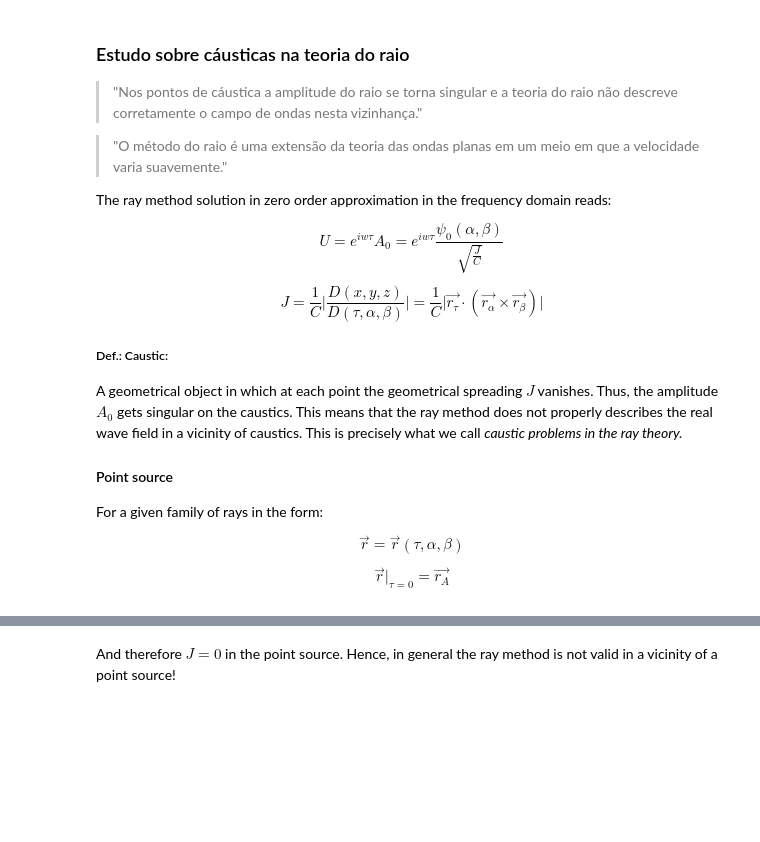
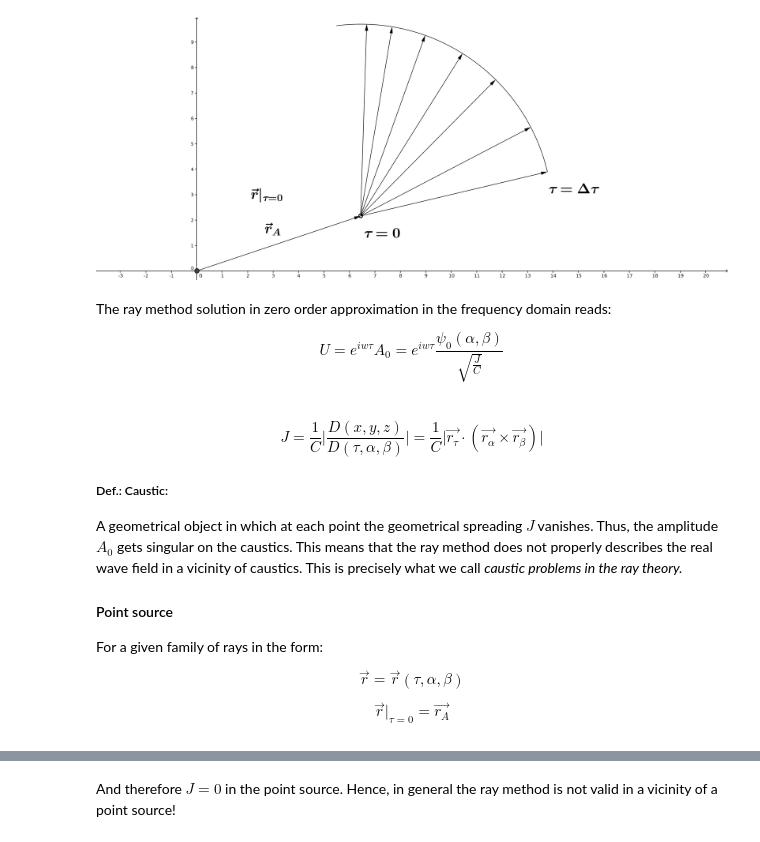
Before and after one commit to Geofisicando/introducao-teoria-raio, a Jupyter notebook: popov/cap4/causticas/causticas.ipynb, the cells around one changed output, grey strips where cells are left out. Cells and saved outputs as stored; diff of their text form; code cells hidden in the pictures; blank space fills up the shorter version.

Commit message:
Imagem teoria do raio fonte pontual

```diff
--- a/popov/cap4/causticas/causticas.ipynb
+++ b/popov/cap4/causticas/causticas.ipynb
@@ -1,14 +7,13 @@
+# %%
+from IPython.display import Image
+Image(filename='images/causticas.png', width=1000)
+# %% [output]
+[figure, added]
+# %% [markdown]
+The ray method solution in zero order approximation in the frequency domain reads:
+
+$$ U = e^{iw\tau} A_0 = e^{iw\tau} \frac{\psi_0(\alpha,\beta)}{\sqrt{\frac{J}{C}}}$$
 # %% [markdown]
-### Estudo sobre cáusticas na teoria do raio
-
-> "Nos pontos de cáustica a amplitude do raio se torna singular e a teoria do raio não descreve corretamente o campo de ondas nesta vizinhança."
-
-> "O método do raio é uma extensão da teoria das ondas planas em um meio em que a velocidade varia suavemente."
-
-The ray method solution in zero order approximation in the frequency domain reads:
-
-$$ U = e^{iw\tau} A_0 = e^{iw\tau} \frac{\psi_0(\alpha,\beta)}{\sqrt{\frac{J}{C}}}$$
-
 $$ J = \frac{1}{C} \lvert \frac{D(x,y,z)}{D(\tau,\alpha,\beta)} \rvert =
 \frac{1}{C} \lvert \vec{r_\tau} \cdot (\vec{r_\alpha} \times \vec{r_\beta}) \rvert$$
 
```
Also changed, not shown: parts of 3 cells of this notebook, 2 other files.
